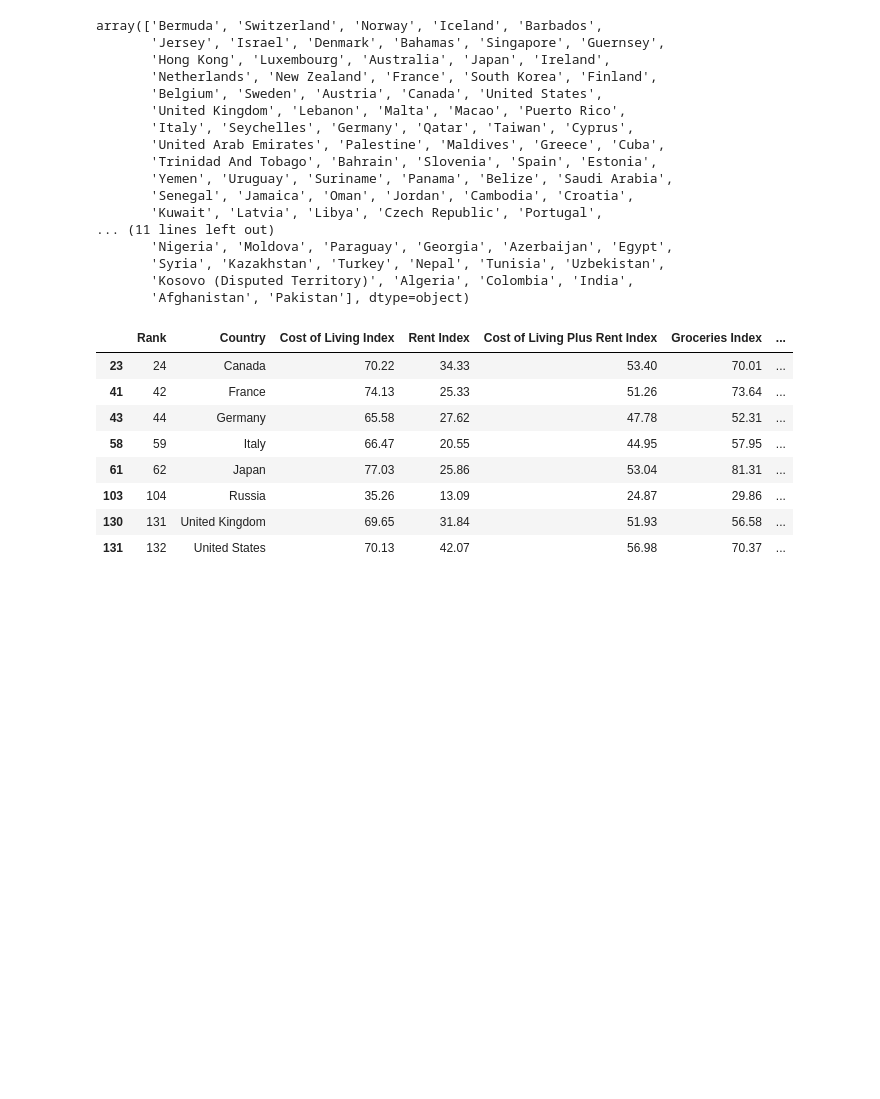
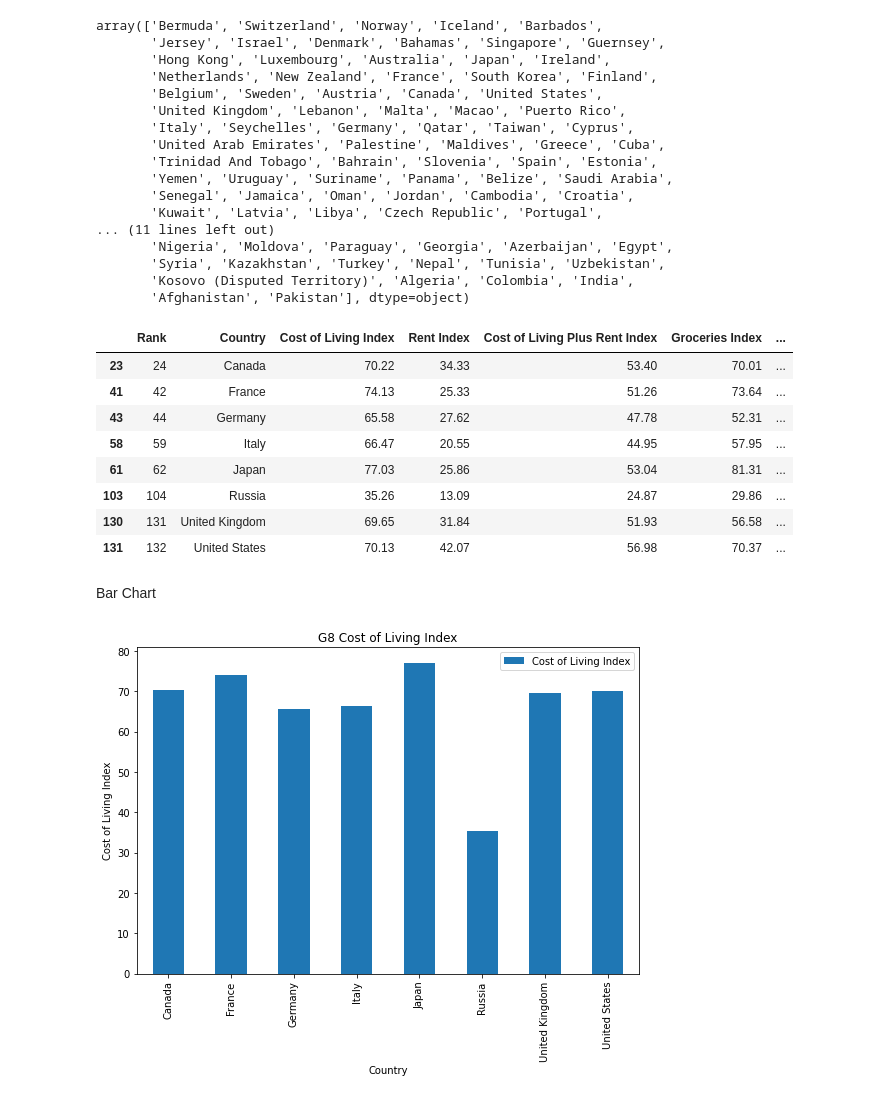
Before and after one commit to SNNandhini/Cost-of-Living-Analysis, a Jupyter notebook: Cost_Of_Living_Data_Frame.ipynb, the cells around one changed output. Drawn from its saved outputs; the diff is of its cells as text; code cells hidden in the pictures; blank space fills up the shorter version.

```diff
--- a/Cost_Of_Living_Data_Frame.ipynb
+++ b/Cost_Of_Living_Data_Frame.ipynb
@@ -202,3 +203,15 @@ df_g8.to_csv("G-8_Countries_cost_of_living.csv", index=False)
 # Save Data Frame as an excel file
 
 df_g8.to_excel("G-8_Countries_cost_of_living.xlsx", index=False)
+# %% [markdown]
+Bar Chart
+# %%
+# Generate a bar plot showing the Cost of Living Index for the G8 Countries
+plot = df_g8.plot.bar(figsize=(9,6), x="Country", y="Cost of Living Index")
+# Set the xlabel and ylabel using class methods
+plt.title("G8 Cost of Living Index")
+plt.xlabel("Country")
+plt.ylabel("Cost of Living Index")
+plt.show()
+# %% [output]
+[figure, added]
```
Also changed, not shown: parts of 3 cells of this notebook, 3 other files.
